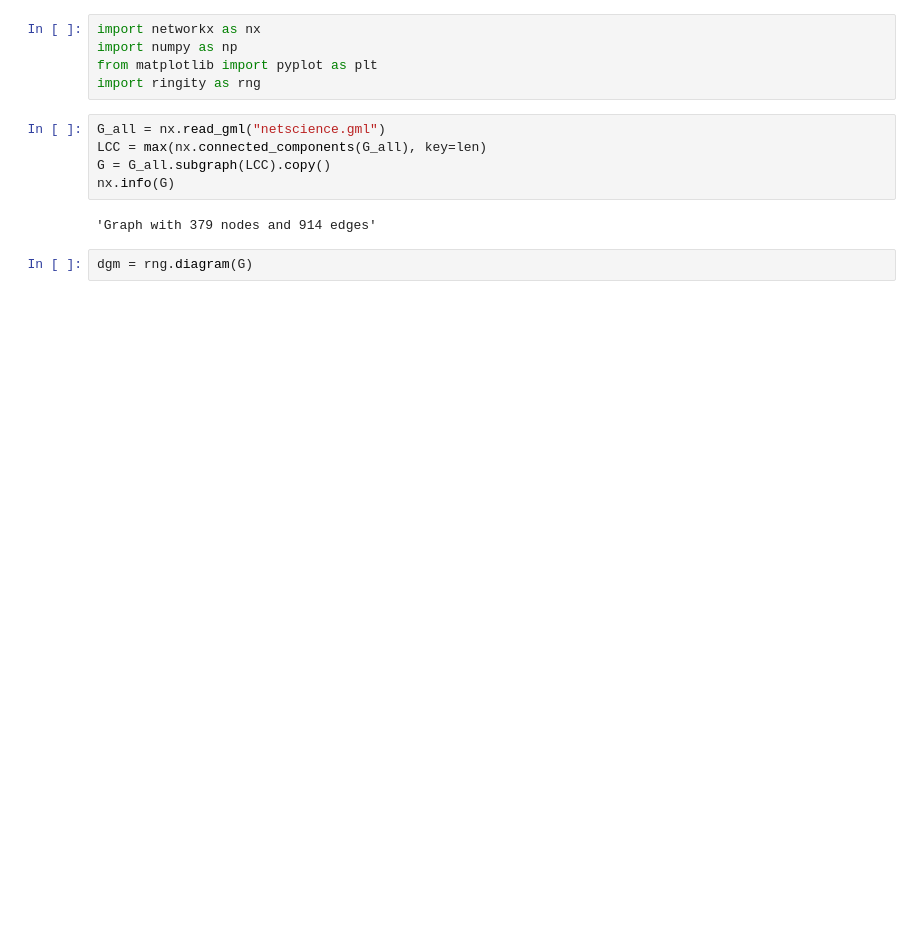
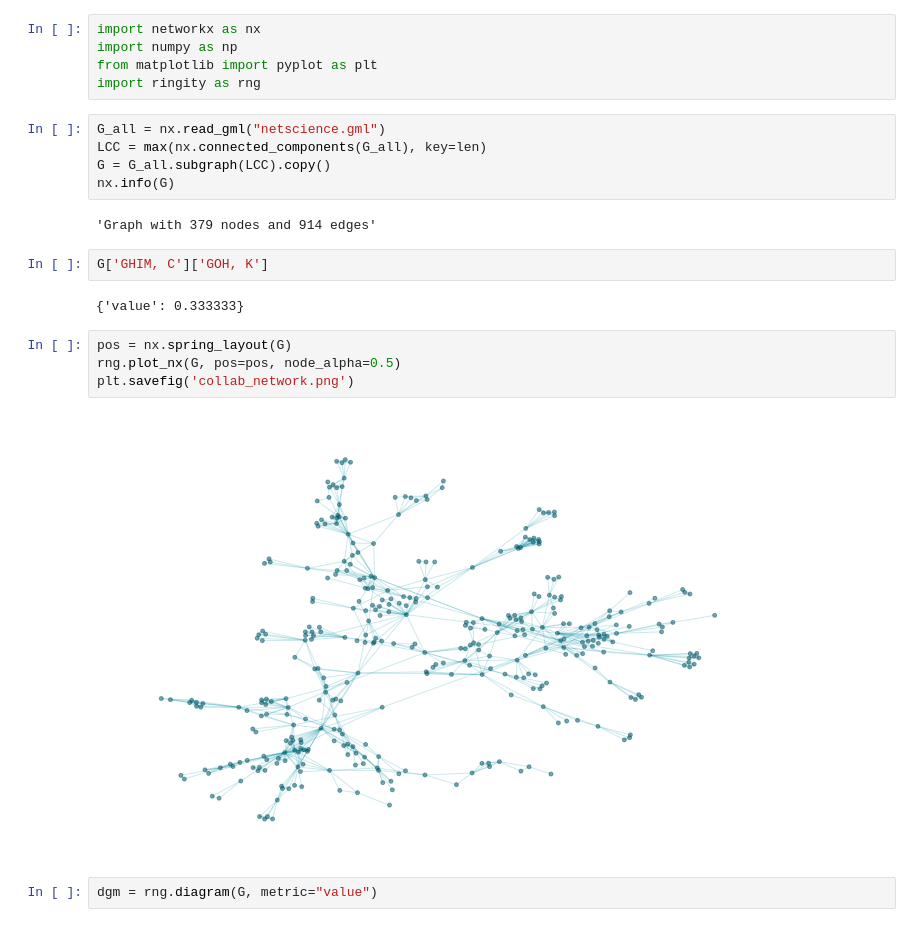
Before and after one commit to maxstollmayer/Complex-Network-Analysis-Project, a Jupyter notebook: collaboration_network/Untitled.ipynb, the cells around one changed output. Drawn from its saved outputs; the diff is of its cells as text; blank space fills up the shorter version.

```diff
--- a/collaboration_network/Untitled.ipynb
+++ b/collaboration_network/Untitled.ipynb
@@ -10,8 +10,18 @@ G = G_all.subgraph(LCC).copy()
 nx.info(G)
 # %% [output]
 'Graph with 379 nodes and 914 edges'
+# %%
+G['GHIM, C']['GOH, K']
+# %% [output]
+{'value': 0.333333}
+# %%
+pos = nx.spring_layout(G)
+rng.plot_nx(G, pos=pos, node_alpha=0.5)
+plt.savefig('collab_network.png')
+# %% [output]
+[figure, added]
 # %%
-dgm = rng.diagram(G)
+dgm = rng.diagram(G, metric="value")
 # %%
 print(dgm)
 # %% [output]
```
Also changed, not shown: parts of 5 cells of this notebook, 5 other files.
